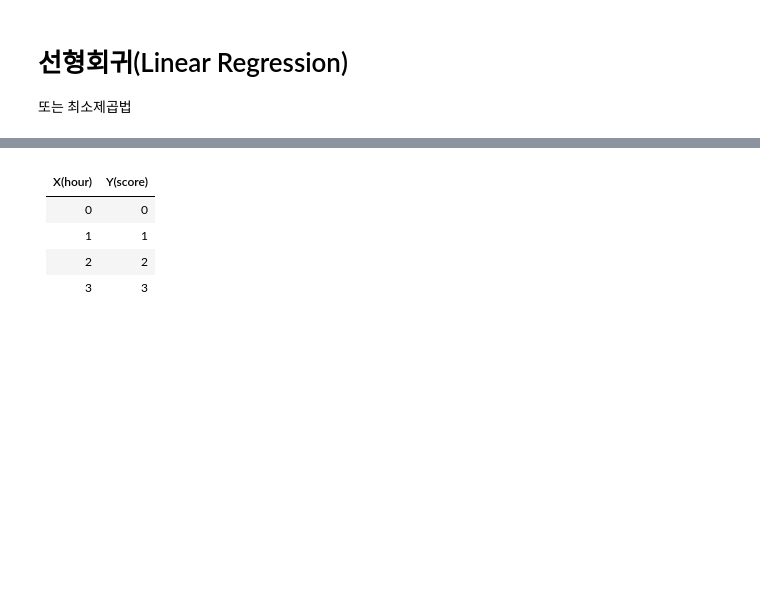
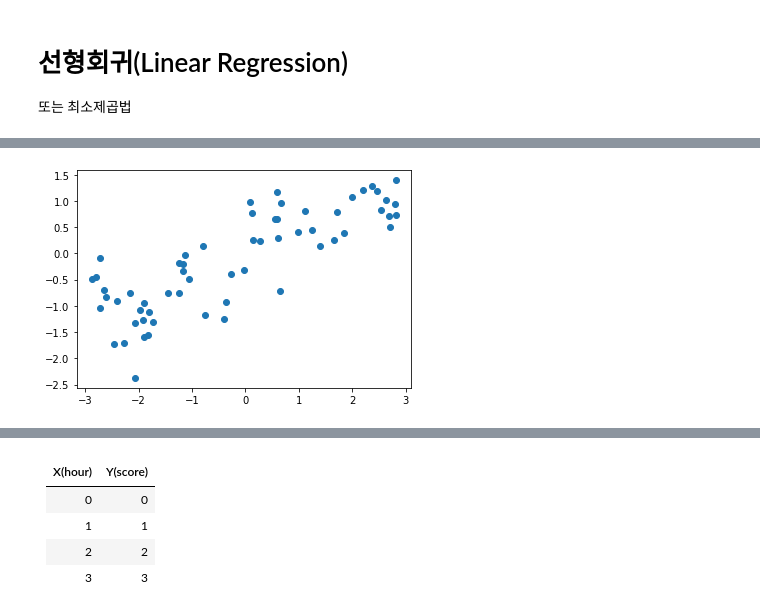
Before and after one commit to Lagom92/study-in-school, a Jupyter notebook: ML/0721_linear_regression.ipynb, the cells around one changed output, grey strips where cells are left out. Drawn from its saved outputs; the diff is of its cells as text; code cells hidden in the pictures; blank space fills up the shorter version.

```diff
--- a/ML/0721_linear_regression.ipynb
+++ b/ML/0721_linear_regression.ipynb
@@ -161,0 +179,15 @@ plt.show()
+# %%
+import numpy as np
+
+def make_wave(n_samples=100):
+    rnd = np.random.RandomState(42)
+    x = rnd.uniform(-3, 3, size=n_samples)
+    y_no_noise = (np.sin(4 * x) + x)
+    y = (y_no_noise + rnd.normal(size=len(x))) / 2
+    return x.reshape(-1, 1), y
+
+X, y = make_wave(60)
+plt.scatter(X, y)
+plt.show()
+# %% [output]
+[figure, added]
```
Also changed, not shown: parts of 20 cells of this notebook.
